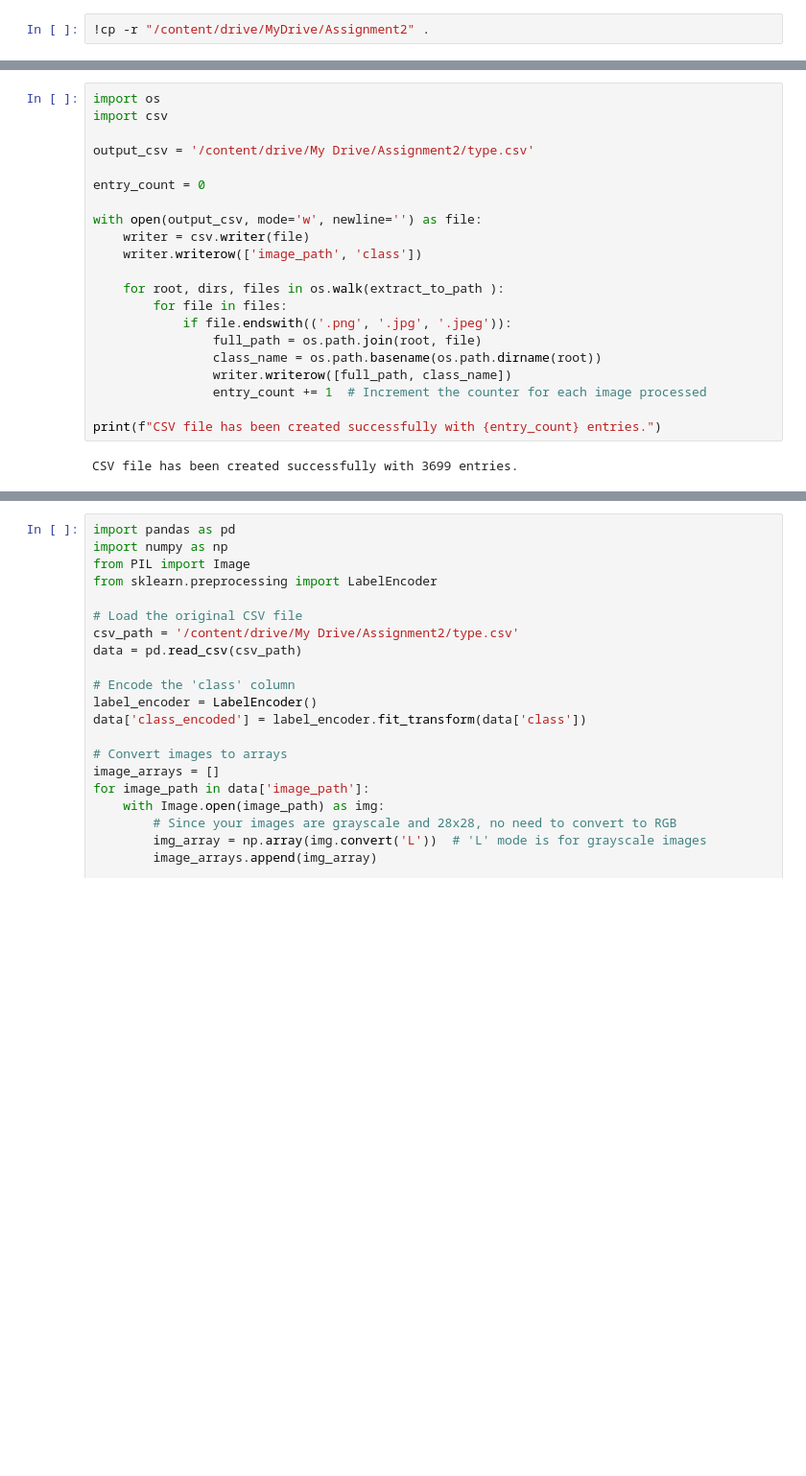
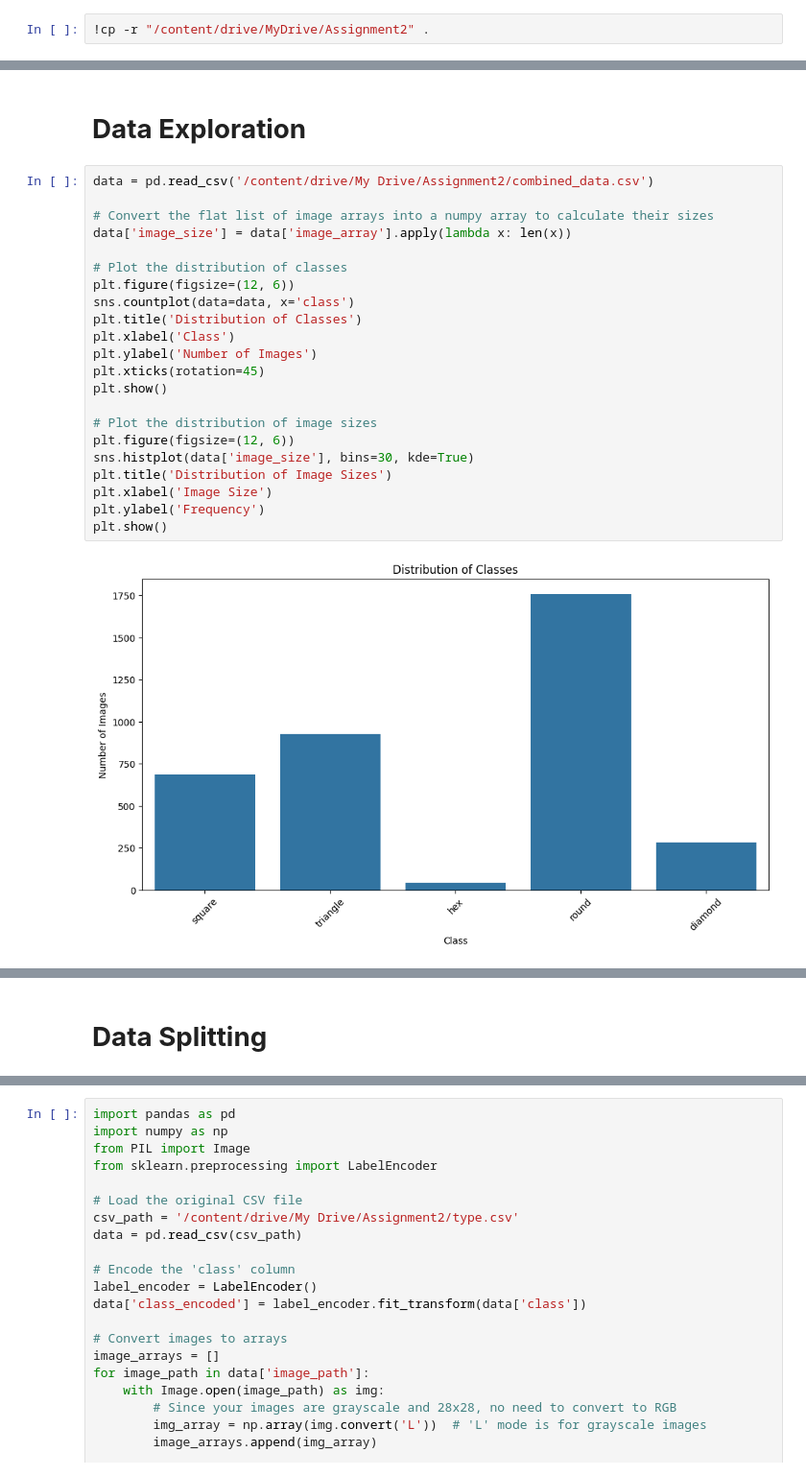
Before and after one commit to afrahhassan/afrahhassan, a Jupyter notebook: Copy_of_assignment2.ipynb, the cells around one changed output, grey strips where cells are left out. Shown at 96% size. Saved outputs shown, nothing was run; the diff lists cells and outputs as text; blank space fills up the shorter version.

```diff
--- a/Copy_of_assignment2.ipynb
+++ b/Copy_of_assignment2.ipynb
@@ -86,23 +86,26 @@ CSV file has been created successfully with 3699 entries.
-# %%
-import os
-import csv
-
-output_csv = '/content/drive/My Drive/Assignment2/type.csv'
-
-entry_count = 0
-
-with open(output_csv, mode='w', newline='') as file:
-    writer = csv.writer(file)
-    writer.writerow(['image_path', 'class'])
-
-    for root, dirs, files in os.walk(extract_to_path ):
-        for file in files:
-            if file.endswith(('.png', '.jpg', '.jpeg')):
-                full_path = os.path.join(root, file)
-                class_name = os.path.basename(os.path.dirname(root))
-                writer.writerow([full_path, class_name])
-                entry_count += 1  # Increment the counter for each image processed
-
-print(f"CSV file has been created successfully with {entry_count} entries.")
-# %% [output]
-CSV file has been created successfully with 3699 entries.
+# %% [markdown]
+# **Data Exploration**
+# %%
+data = pd.read_csv('/content/drive/My Drive/Assignment2/combined_data.csv')
+
+# Convert the flat list of image arrays into a numpy array to calculate their sizes
+data['image_size'] = data['image_array'].apply(lambda x: len(x))
+
+# Plot the distribution of classes
+plt.figure(figsize=(12, 6))
+sns.countplot(data=data, x='class')
+plt.title('Distribution of Classes')
+plt.xlabel('Class')
+plt.ylabel('Number of Images')
+plt.xticks(rotation=45)
+plt.show()
+
+# Plot the distribution of image sizes
+plt.figure(figsize=(12, 6))
+sns.histplot(data['image_size'], bins=30, kde=True)
+plt.title('Distribution of Image Sizes')
+plt.xlabel('Image Size')
+plt.ylabel('Frequency')
+plt.show()
+# %% [output]
+[figure, added]
@@ -108,0 +113,2 @@ CSV file has been created successfully with 3699 entries.
+# %% [markdown]
+# **Data Splitting**
```
Also changed, not shown: parts of 11 cells of this notebook.
